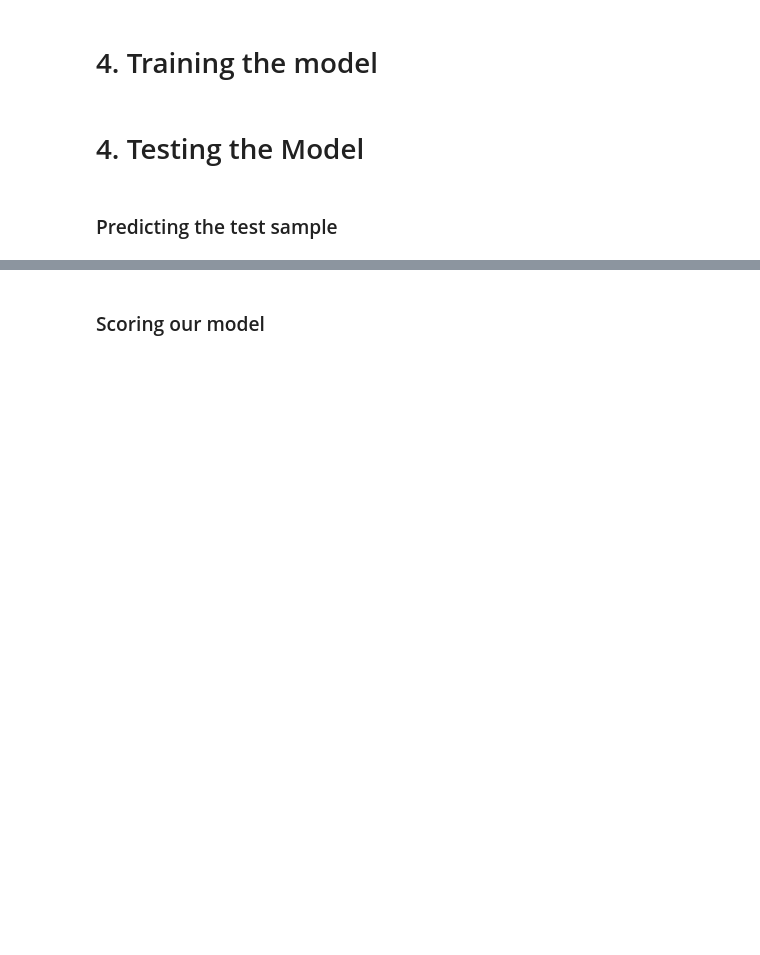
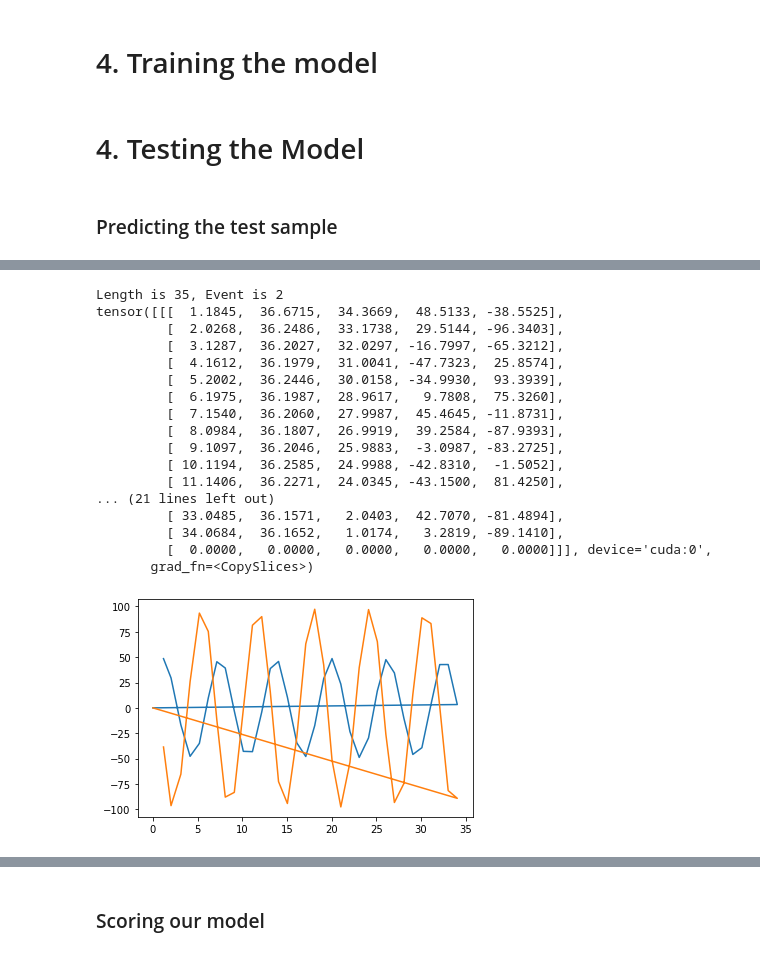
Before and after one commit to madkerpe/poc_ddht_pytorch, a Jupyter notebook: main_poc.ipynb, the cells around one changed output, grey strips where cells are left out. Drawn from its saved outputs; the diff is of its cells as text; code cells hidden in the pictures; blank space fills up the shorter version.

```diff
--- a/main_poc.ipynb
+++ b/main_poc.ipynb
@@ -178,8 +218,27 @@ print(test_batch_data[0])
 # %%
 DDHT.eval();
 test_encoder_output_vector, test_first_hitting_time = DDHT(test_batch_data.to(DEVICE), test_batch_data_length.to(DEVICE))
-display_sample(test_encoder_output_vector[0].detach(), test_batch_data_length[0], test_batch_event[0])
-print(test_encoder_output_vector[0])
+display_sample(test_encoder_output_vector[0].detach(), test_batch_data_length[0] - 1, test_batch_event[0])
+print(test_encoder_output_vector)
+# %% [output]
+Length is 35, Event is 2
+tensor([[[  1.1845,  36.6715,  34.3669,  48.5133, -38.5525],
+         [  2.0268,  36.2486,  33.1738,  29.5144, -96.3403],
+         [  3.1287,  36.2027,  32.0297, -16.7997, -65.3212],
+         [  4.1612,  36.1979,  31.0041, -47.7323,  25.8574],
+         [  5.2002,  36.2446,  30.0158, -34.9930,  93.3939],
+         [  6.1975,  36.1987,  28.9617,   9.7808,  75.3260],
+         [  7.1540,  36.2060,  27.9987,  45.4645, -11.8731],
+         [  8.0984,  36.1807,  26.9919,  39.2584, -87.9393],
+         [  9.1097,  36.2046,  25.9883,  -3.0987, -83.2725],
+         [ 10.1194,  36.2585,  24.9988, -42.8310,  -1.5052],
+         [ 11.1406,  36.2271,  24.0345, -43.1500,  81.4250],
+... (21 lines left out)
+         [ 33.0485,  36.1571,   2.0403,  42.7070, -81.4894],
+         [ 34.0684,  36.1652,   1.0174,   3.2819, -89.1410],
+         [  0.0000,   0.0000,   0.0000,   0.0000,   0.0000]]], device='cuda:0',
+       grad_fn=<CopySlices>)
+[figure, added]
 # %%
 print(torch.round(test_first_hitting_time * 10**2) / (10**2))
 print(test_first_hitting_time.argmax().item())
```
Also changed, not shown: parts of 9 cells of this notebook, 1 other file.
